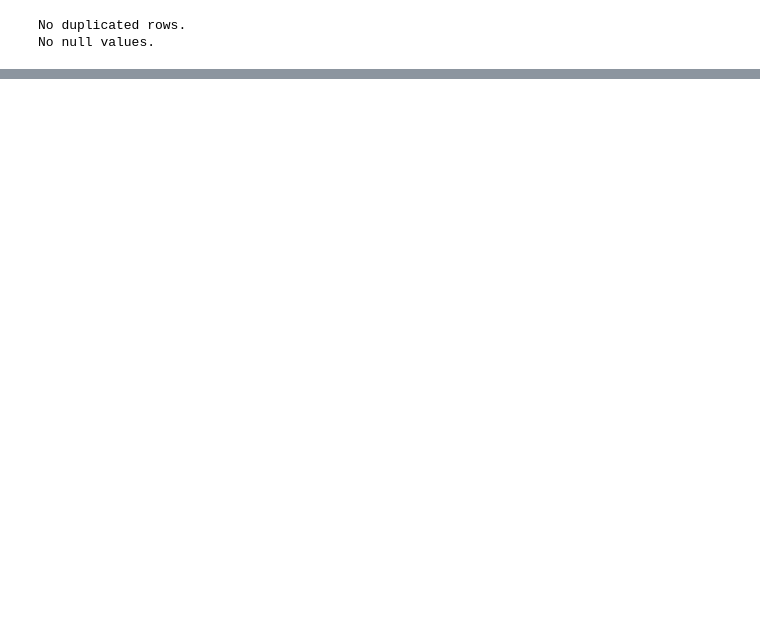
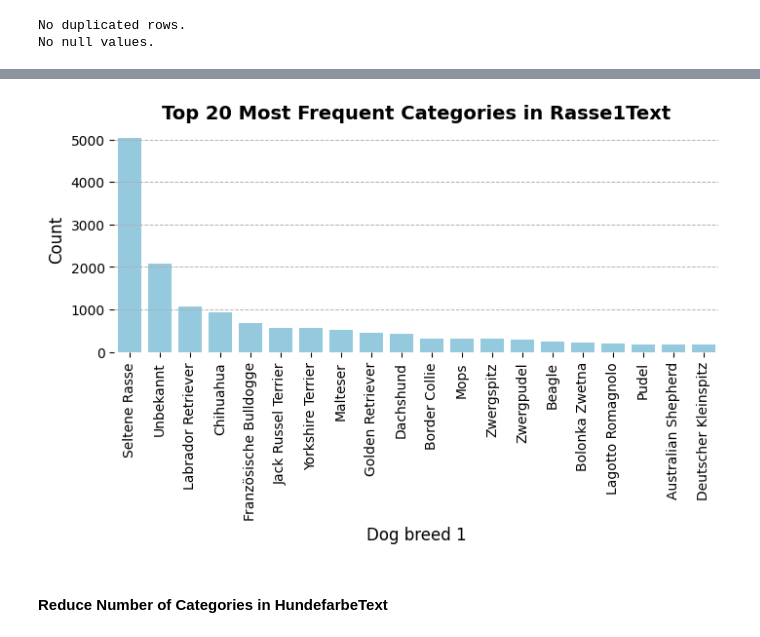
Before and after one commit to guidons/Dog-Breed-Prediction-ML-Project, a Jupyter notebook: final-project.ipynb, the cells around one changed output, grey strips where cells are left out. Drawn from its saved outputs; the diff is of its cells as text; code cells hidden in the pictures; blank space fills up the shorter version.

Commit message:
Added analysis of dog data

```diff
--- a/final-project.ipynb
+++ b/final-project.ipynb
@@ -200,0 +136,4 @@ None
+# %%
+# Only keep most recent data for each dog owner
+df_dogs = df_dogs.sort_values(by=['HalterId', 'StichtagDatJahr'], ascending=[True, False])
+df_dogs = df_dogs.drop_duplicates(subset='HalterId', keep='first')
@@ -201,20 +142,16 @@ None
 # %%
-# Remove redundant columns
+# Filter the data
 filtered_columns = [
-    "AlterV10Lang",
+    "AlterV10Cd",
     "SexLang",
     "KreisLang",
-    "QuarLang",
     "Rasse1Text",
-    "Rasse2Text",
     "RasseMischlingLang",
     "RassentypLang",
-    "GebDatHundJahr",
-    "AlterVHundLang",
+    "AlterVHundCd",
     "SexHundLang",
     "HundefarbeText",
     "AnzHunde"
 ]
 
-# Filter the dataframe
 df_dogs_filtered = df_dogs[filtered_columns]
@@ -229,0 +158,16 @@ df_dogs_filtered.head()
+# %%
+# Correct attribuet types
+categorical_columns = [
+    "SexLang",
+    "KreisLang",
+    "Rasse1Text",
+    "RasseMischlingLang",
+    "RassentypLang",
+    "SexHundLang",
+    "HundefarbeText"
+]
+
+numerical_columns = ["AlterVHundCd", "AnzHunde", "AlterV10Cd"]
+
+df_dogs_filtered[categorical_columns] = df_dogs_filtered[categorical_columns].astype('category')
+df_dogs_filtered[numerical_columns] = df_dogs_filtered[numerical_columns].astype(float)
@@ -424,0 +326,6 @@ Null values exist.
+# %%
+# Replace rare breeds with "Seltene Rasse"
+category_counts = df_dogs_filtered['Rasse1Text'].value_counts()
+rare_categories = category_counts[category_counts < 100].index
+df_dogs_filtered['Rasse1Text'] = df_dogs_filtered['Rasse1Text'].apply(lambda x: 'Seltene Rasse' if x in rare_categories else x)
+df_dogs_filtered['Rasse1Text'] = df_dogs_filtered['Rasse1Text'].astype('category')
@@ -424,0 +352,6 @@ Null values exist.
+# %%
+plot_top_bottom_categories(df_dogs_filtered, column='Rasse1Text', top_n=20, rarest=False)
+# %% [output]
+[figure, added]
+# %% [markdown]
+#### Reduce Number of Categories in HundefarbeText
```
Also changed, not shown: parts of 82 cells of this notebook, 2 other files.
